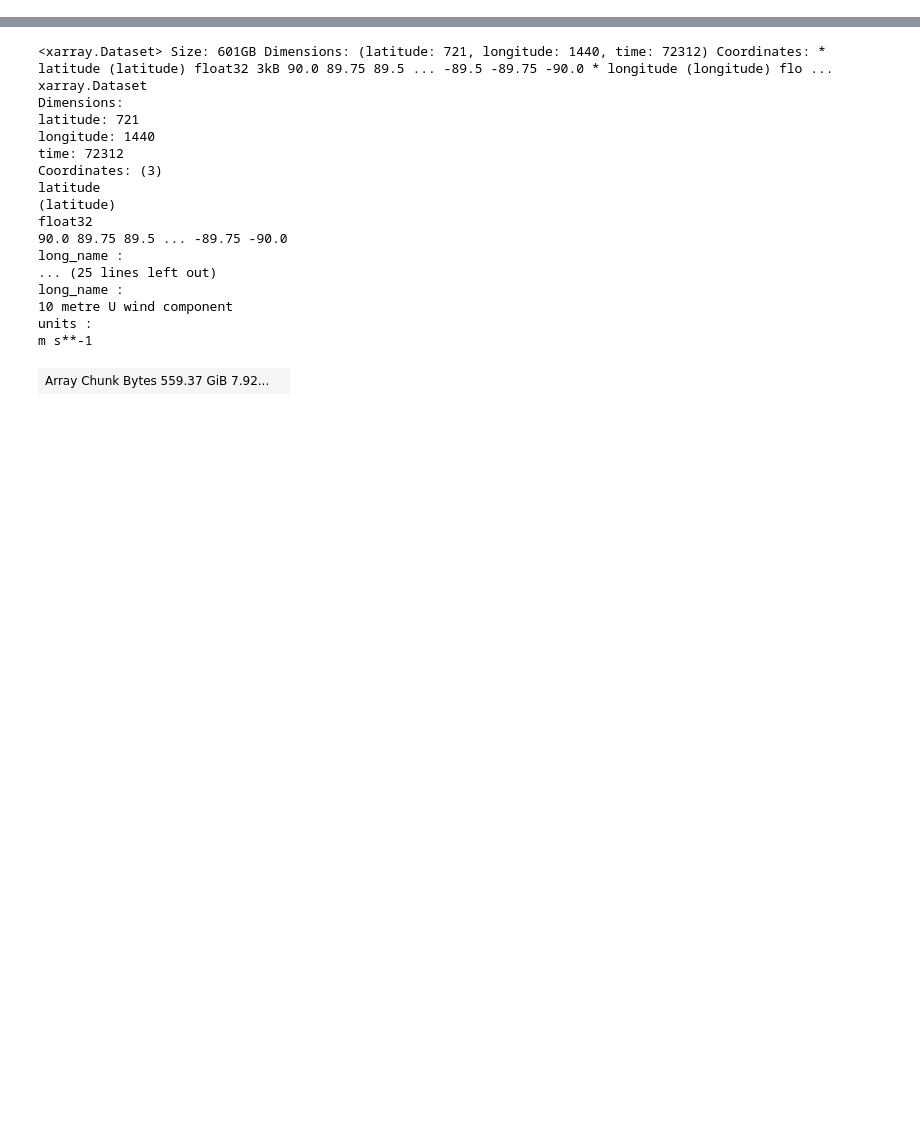
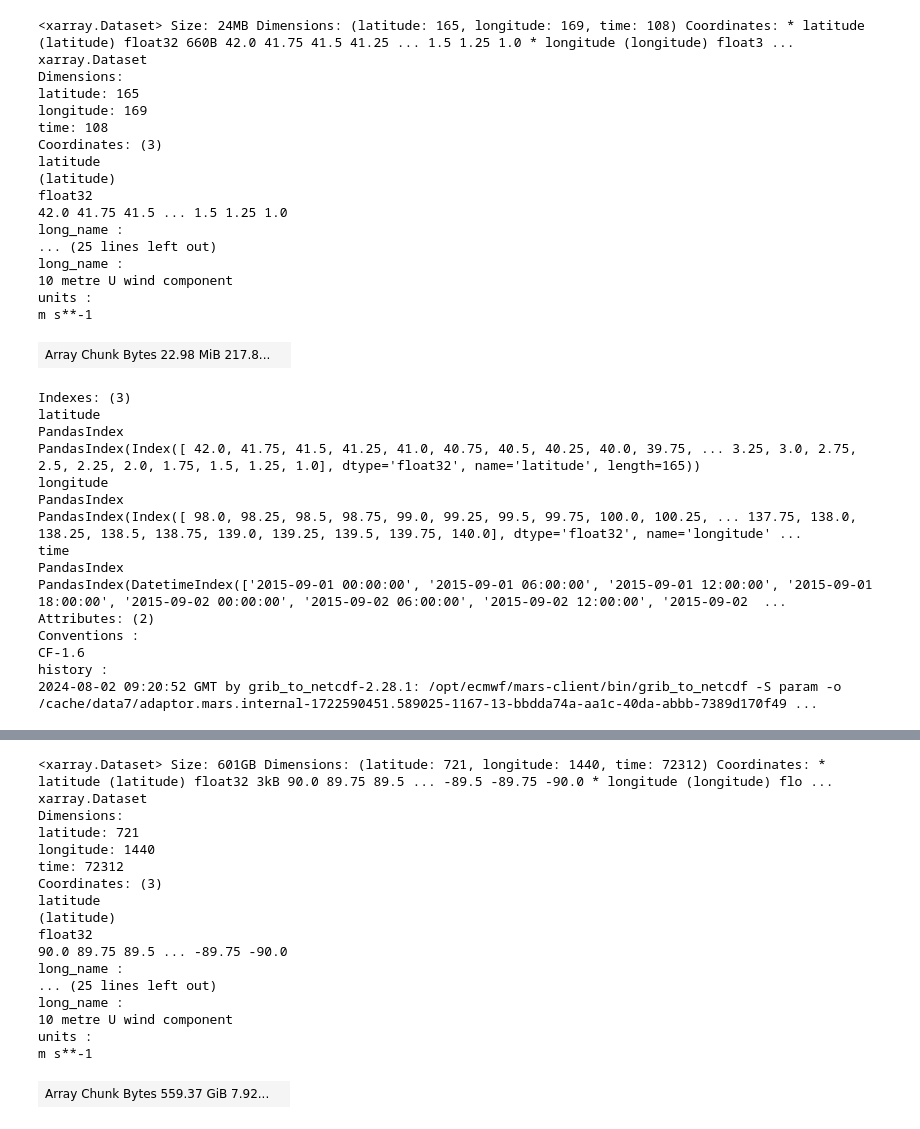
Before and after one commit to qpvvc/modulus, a Jupyter notebook: examples/weather/dataset_download/read_zarr_plot.ipynb, the cells around one changed output, grey strips where cells are left out. Cells and saved outputs as stored; diff of their text form; code cells hidden in the pictures; blank space fills up the shorter version.

```diff
--- a/examples/weather/dataset_download/read_zarr_plot.ipynb
+++ b/examples/weather/dataset_download/read_zarr_plot.ipynb
@@ -5,0 +11,36 @@ import matplotlib.pyplot as plt
+# %%
+u101
+# %% [output]
+<xarray.Dataset> Size: 24MB Dimensions: (latitude: 165, longitude: 169, time: 108) Coordinates: * latitude (latitude) float32 660B 42.0 41.75 41.5 41.25 ... 1.5 1.25 1.0 * longitude (longitude) float3 ...
+xarray.Dataset
+Dimensions:
+latitude: 165
+longitude: 169
+time: 108
+Coordinates: (3)
+latitude
+(latitude)
+float32
+42.0 41.75 41.5 ... 1.5 1.25 1.0
+long_name :
+... (25 lines left out)
+long_name :
+10 metre U wind component
+units :
+m s**-1
+| Array Chunk Bytes 22.98 MiB 217.8... |  |
+Indexes: (3)
+latitude
+PandasIndex
+PandasIndex(Index([ 42.0, 41.75, 41.5, 41.25, 41.0, 40.75, 40.5, 40.25, 40.0, 39.75, ... 3.25, 3.0, 2.75, 2.5, 2.25, 2.0, 1.75, 1.5, 1.25, 1.0], dtype='float32', name='latitude', length=165))
+longitude
+PandasIndex
+PandasIndex(Index([ 98.0, 98.25, 98.5, 98.75, 99.0, 99.25, 99.5, 99.75, 100.0, 100.25, ... 137.75, 138.0, 138.25, 138.5, 138.75, 139.0, 139.25, 139.5, 139.75, 140.0], dtype='float32', name='longitude' ...
+time
+PandasIndex
+PandasIndex(DatetimeIndex(['2015-09-01 00:00:00', '2015-09-01 06:00:00', '2015-09-01 12:00:00', '2015-09-01 18:00:00', '2015-09-02 00:00:00', '2015-09-02 06:00:00', '2015-09-02 12:00:00', '2015-09-02  ...
+Attributes: (2)
+Conventions :
+CF-1.6
+history :
+2024-08-02 09:20:52 GMT by grib_to_netcdf-2.28.1: /opt/ecmwf/mars-client/bin/grib_to_netcdf -S param -o /cache/data7/adaptor.mars.internal-1722590451.589025-1167-13-bbdda74a-aa1c-40da-abbb-7389d170f49 ...
```
Also changed, not shown: parts of 8 cells of this notebook, 3 other files.
